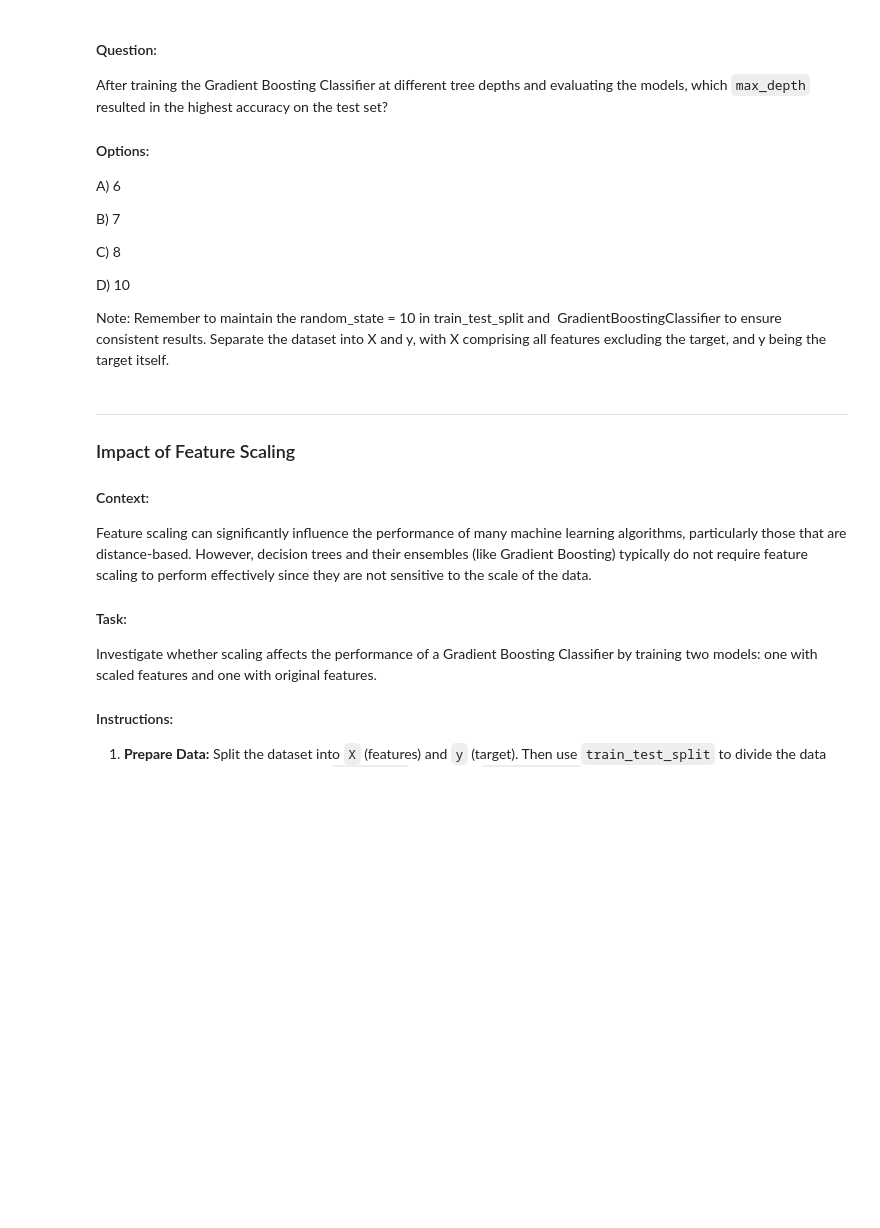
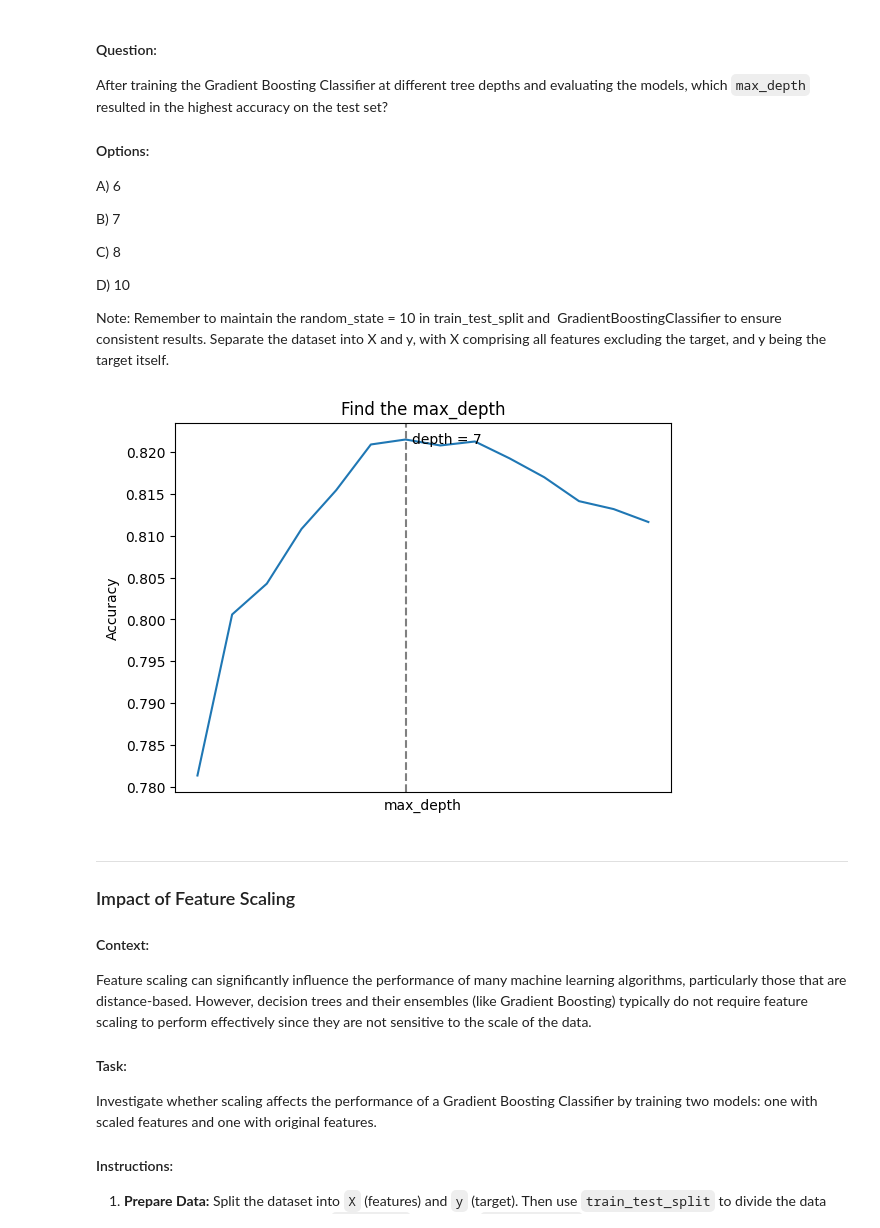
Before and after one commit to tripathiosho/ImportantNotebooks, a Jupyter notebook: Case_Study_boosting.ipynb, the cells around one changed output. Saved outputs shown, nothing was run; the diff lists cells and outputs as text; code cells hidden in the pictures; blank space fills up the shorter version.

```diff
--- a/Case_Study_boosting.ipynb
+++ b/Case_Study_boosting.ipynb
@@ -601,14 +650,14 @@ best_learning_rate = 0
 
 # TODO: Train a model for each learning rate and evaluate its accuracy
 
-for lr in _____: # Hint: iterate over all learning rates
-    model = GradientBoostingClassifier(_____=lr, random_state=10)
-    model.fit(____, y_train)
-    accuracy = accuracy_score(y_test, model.____(X_test))
+for lr in learning_rates: # Hint: iterate over all learning rates
+    model = GradientBoostingClassifier(learning_rate=lr, random_state=10)
+    model.fit(X_train, y_train)
+    accuracy = accuracy_score(y_test, model.predict(X_test))
     print(lr, " : ", accuracy)
 
-    if accuracy ___ best_accuracy:  # Hint: add the necessary condition
-        best_accuracy = ____
+    if accuracy > best_accuracy:  # Hint: add the necessary condition
+        best_accuracy = accuracy
         best_learning_rate = lr
 
 print(f"The best learning rate is: {best_learning_rate} with an accuracy of: {best_accuracy}")
@@ -648,38 +704,40 @@ Note: Remember to maintain the random_state = 10 in train_test_split and  Gradi
 # %%
 acc = []
 best_depth = 0
 best_acc = 0
 
 # TODO: Train a model for each depth and evaluate its accuracy
 for d in range(1,15):
-    model = GradientBoostingClassifier(____= d , random_state=10)
-    model.____(X_train, ____)
-    accuracy = accuracy_score(y_test, ___.predict(X_test))
+    model = GradientBoostingClassifier(max_depth= d , random_state=10)
+    model.fit(X_train, y_train)
+    accuracy = accuracy_score(y_test, model.predict(X_test))
     acc.append(accuracy)
 
-    if accuracy ___ best_acc:   # Hint: add the necessary condition
+    if accuracy > best_acc:   # Hint: add the necessary condition
       best_acc = accuracy
-      best_depth = ___
+      best_depth = d
 
 
 # Create the line plot
 sns.lineplot(x=range(1, 15), y=acc)
 
 # Remove x-ticks
 plt.xticks([])
 
 # Add x-axis label
 plt.title("Find the max_depth")
 plt.xlabel('max_depth')
 plt.ylabel('Accuracy')
 
 # Annotate the line at x = best_depth
 highest_acc = acc[best_depth - 1]  # Adjusting for zero-based indexing
 plt.axvline(x=best_depth, color='gray', linestyle='--')
 plt.text(best_depth + 0.2, highest_acc, f"depth = {best_depth}", verticalalignment='center')
 
 # Show the plot
 plt.show()
+# %% [output]
+[figure, added]
 # %% [markdown]
 
 
```
Also changed, not shown: parts of 17 cells of this notebook.
